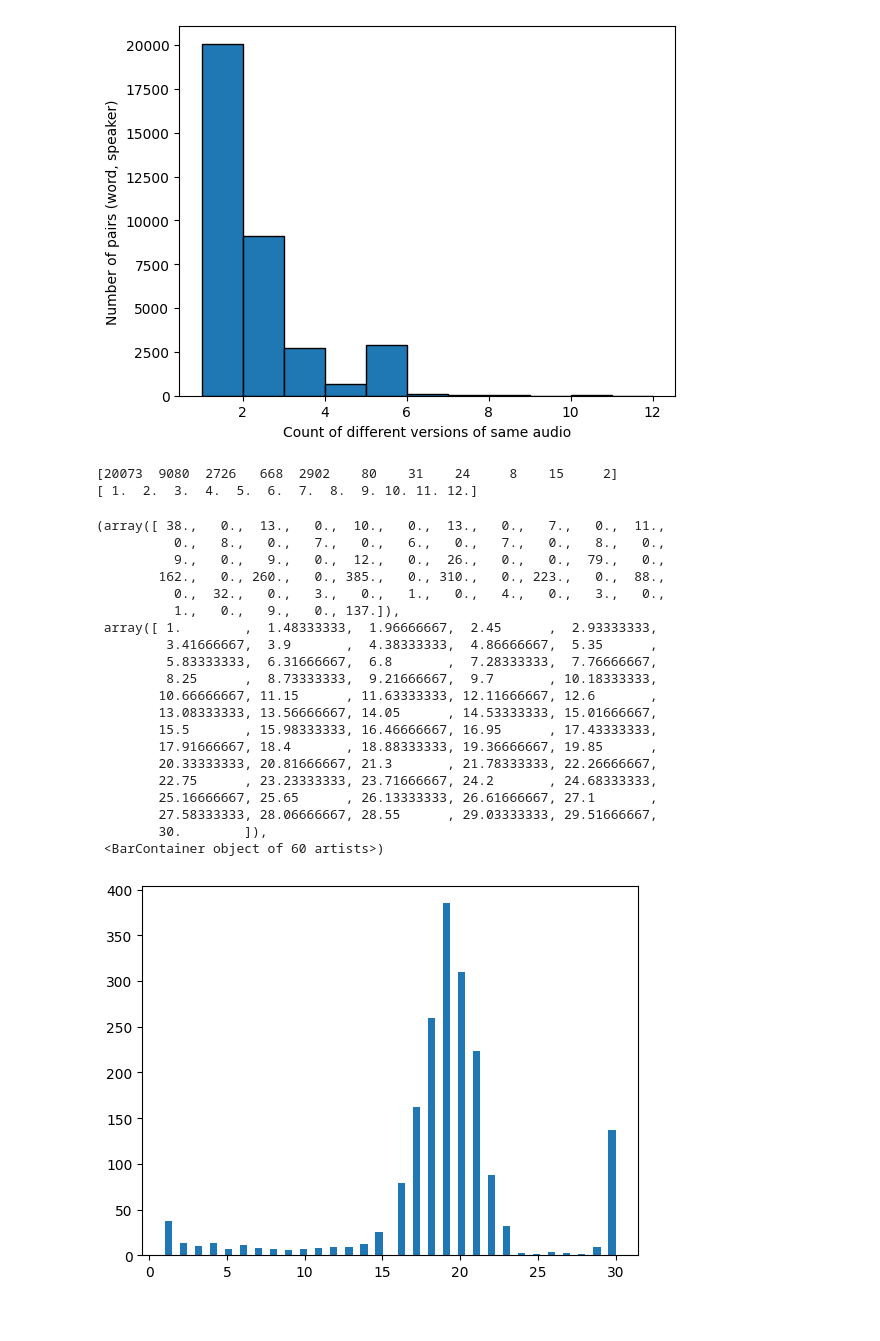
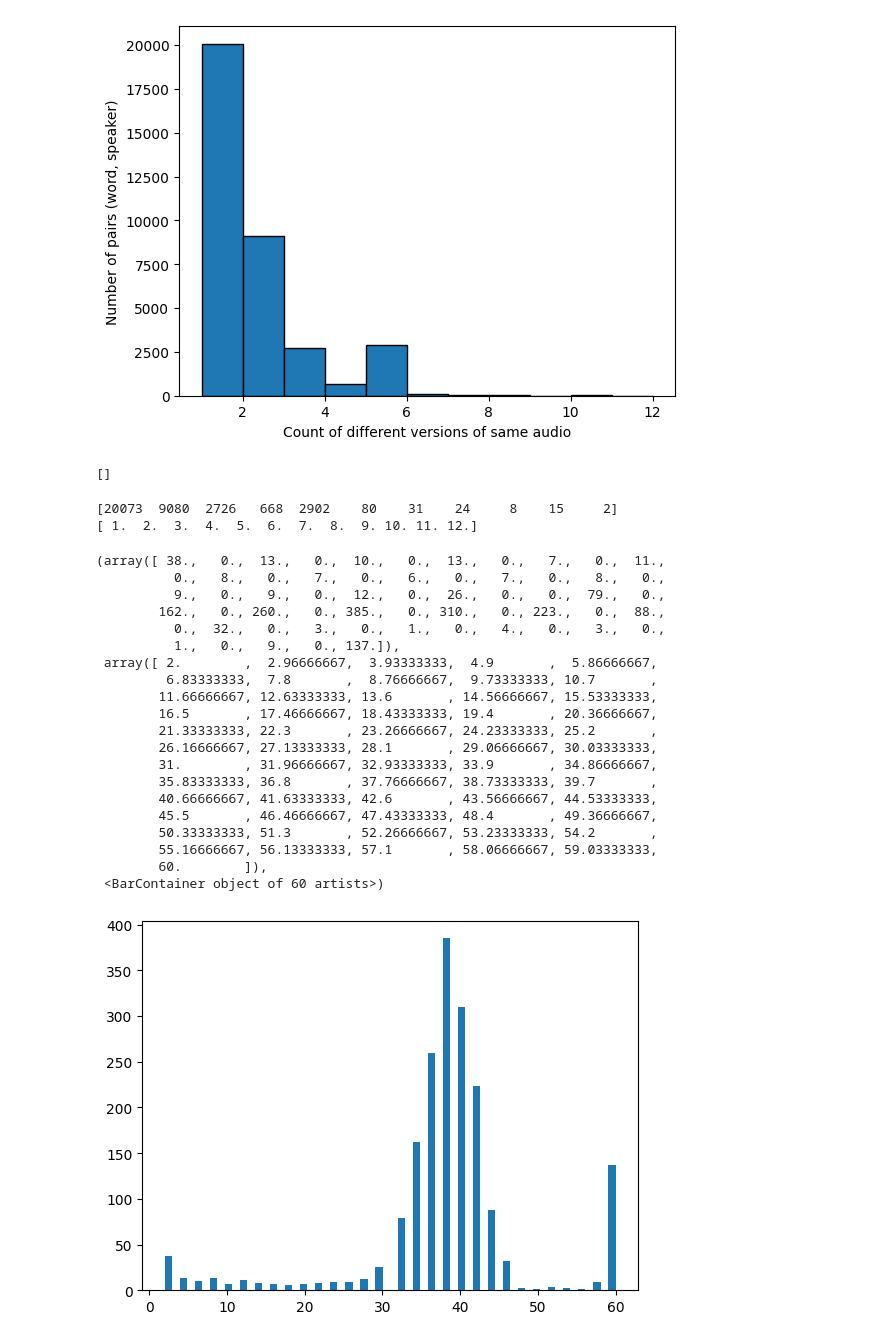
Before and after one commit to pavonism/intro-to-ml, a Jupyter notebook: scripts/DataPreprocessing.ipynb, the cells around one changed output. Drawn from its saved outputs; the diff is of its cells as text; code cells hidden in the pictures.

```diff
--- a/scripts/DataPreprocessing.ipynb
+++ b/scripts/DataPreprocessing.ipynb
@@ -15,7 +15,7 @@ from matplotlib import pyplot as plt
 from tqdm import tqdm
 
 
-files = glob.glob("../data/tsrc/train/**/*.wav", recursive=True)
+files = glob.glob("../data/v3/audio/**/*.wav", recursive=True)
 files_string = "\n".join(files)
 word_speaker_to_files: Dict[str, List[str]] = {}
 
@@ -41,6 +41,10 @@ plt.xlabel('Count of different versions of same audio')
 # %% [output]
 Text(0.5, 0, 'Count of different versions of same audio')
 [figure]
+# %%
+file_occurances
+# %% [output]
+[]
 # %%
 import numpy as np
 
@@ -54,41 +58,40 @@ print(bins)
 # %%
 import glob
 from typing import Dict, List
 
 from matplotlib import pyplot as plt
 
-
-files = glob.glob("../data/tsrc/train/**/*_nohash_0.wav", recursive=True)
+files = glob.glob("../data/v3/**/*_nohash_0.wav", recursive=True)
 word_speaker_to_files: Dict[str, List[str]] = {}
 
 for file in files:
     hash_id = file.split("\\")[-1].split("_")[-3]
     if hash_id not in word_speaker_to_files:
         word_speaker_to_files[hash_id] = []
     word_speaker_to_files[hash_id].append(file)
 
 
 file_occurances = [len(files) for files in word_speaker_to_files.values()]
 plt.hist(file_occurances, bins=60)
 # %% [output]
 (array([ 38.,   0.,  13.,   0.,  10.,   0.,  13.,   0.,   7.,   0.,  11.,
           0.,   8.,   0.,   7.,   0.,   6.,   0.,   7.,   0.,   8.,   0.,
           9.,   0.,   9.,   0.,  12.,   0.,  26.,   0.,   0.,  79.,   0.,
         162.,   0., 260.,   0., 385.,   0., 310.,   0., 223.,   0.,  88.,
           0.,  32.,   0.,   3.,   0.,   1.,   0.,   4.,   0.,   3.,   0.,
           1.,   0.,   9.,   0., 137.]),
- array([ 1.        ,  1.48333333,  1.96666667,  2.45      ,  2.93333333,
-         3.41666667,  3.9       ,  4.38333333,  4.86666667,  5.35      ,
-         5.83333333,  6.31666667,  6.8       ,  7.28333333,  7.76666667,
-         8.25      ,  8.73333333,  9.21666667,  9.7       , 10.18333333,
-        10.66666667, 11.15      , 11.63333333, 12.11666667, 12.6       ,
-        13.08333333, 13.56666667, 14.05      , 14.53333333, 15.01666667,
-        15.5       , 15.98333333, 16.46666667, 16.95      , 17.43333333,
-        17.91666667, 18.4       , 18.88333333, 19.36666667, 19.85      ,
-        20.33333333, 20.81666667, 21.3       , 21.78333333, 22.26666667,
-        22.75      , 23.23333333, 23.71666667, 24.2       , 24.68333333,
-        25.16666667, 25.65      , 26.13333333, 26.61666667, 27.1       ,
-        27.58333333, 28.06666667, 28.55      , 29.03333333, 29.51666667,
-        30.        ]),
+ array([ 2.        ,  2.96666667,  3.93333333,  4.9       ,  5.86666667,
+         6.83333333,  7.8       ,  8.76666667,  9.73333333, 10.7       ,
+        11.66666667, 12.63333333, 13.6       , 14.56666667, 15.53333333,
+        16.5       , 17.46666667, 18.43333333, 19.4       , 20.36666667,
+        21.33333333, 22.3       , 23.26666667, 24.23333333, 25.2       ,
+        26.16666667, 27.13333333, 28.1       , 29.06666667, 30.03333333,
+        31.        , 31.96666667, 32.93333333, 33.9       , 34.86666667,
+        35.83333333, 36.8       , 37.76666667, 38.73333333, 39.7       ,
+        40.66666667, 41.63333333, 42.6       , 43.56666667, 44.53333333,
+        45.5       , 46.46666667, 47.43333333, 48.4       , 49.36666667,
+        50.33333333, 51.3       , 52.26666667, 53.23333333, 54.2       ,
+        55.16666667, 56.13333333, 57.1       , 58.06666667, 59.03333333,
+        60.        ]),
  <BarContainer object of 60 artists>)
-[figure, old version]
+[figure, new version]
```
Also changed, not shown: parts of 3 cells of this notebook, 9 other files.
